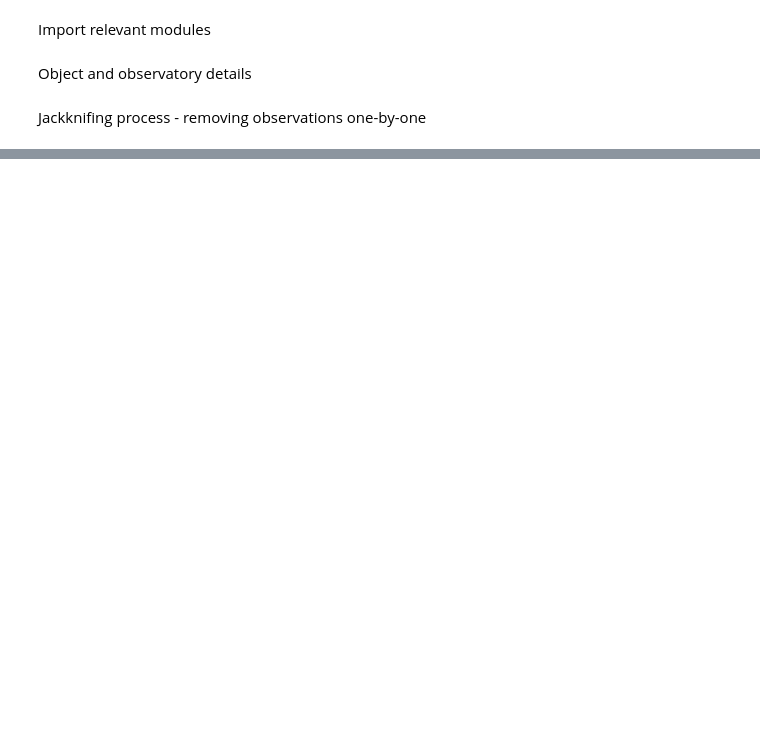
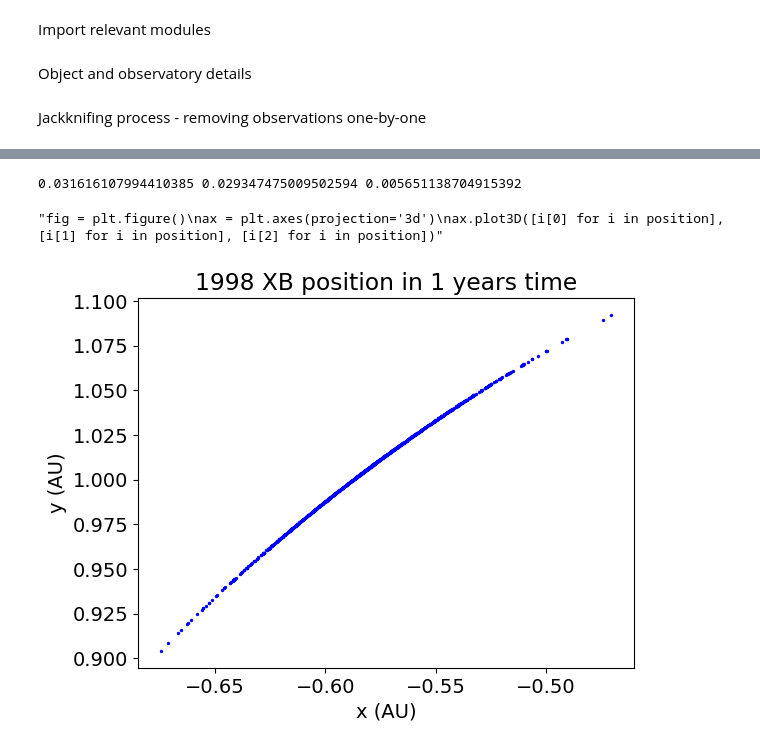
Before and after one commit to BradleyMak/Near-Earth-Asteroids, a Jupyter notebook: jackknifing_technique.ipynb, the cells around one changed output, grey strips where cells are left out. Saved outputs shown, nothing was run; the diff lists cells and outputs as text; code cells hidden in the pictures; blank space fills up the shorter version.

```diff
--- a/jackknifing_technique.ipynb
+++ b/jackknifing_technique.ipynb
@@ -118,0 +158,14 @@ print(np.min(earth_distances))
+# %%
+fig = plt.figure()
+plt.scatter([i[0] for i in position], [i[1] for i in position], s = 2, color = 'blue')
+print(np.std([i[0] for i in position]), np.std([i[1] for i in position]), np.std([i[2] for i in position]))
+plt.xlabel('x (AU)'); plt.ylabel('y (AU)')
+plt.title(f'{object} position in 1 years time')
+
+"""fig = plt.figure()
+ax = plt.axes(projection='3d')
+ax.plot3D([i[0] for i in position], [i[1] for i in position], [i[2] for i in position])"""
+# %% [output]
+0.031616107994410385 0.029347475009502594 0.005651138704915392
+"fig = plt.figure()\nax = plt.axes(projection='3d')\nax.plot3D([i[0] for i in position], [i[1] for i in position], [i[2] for i in position])"
+[figure, added]
```
Also changed, not shown: parts of 17 cells of this notebook.
